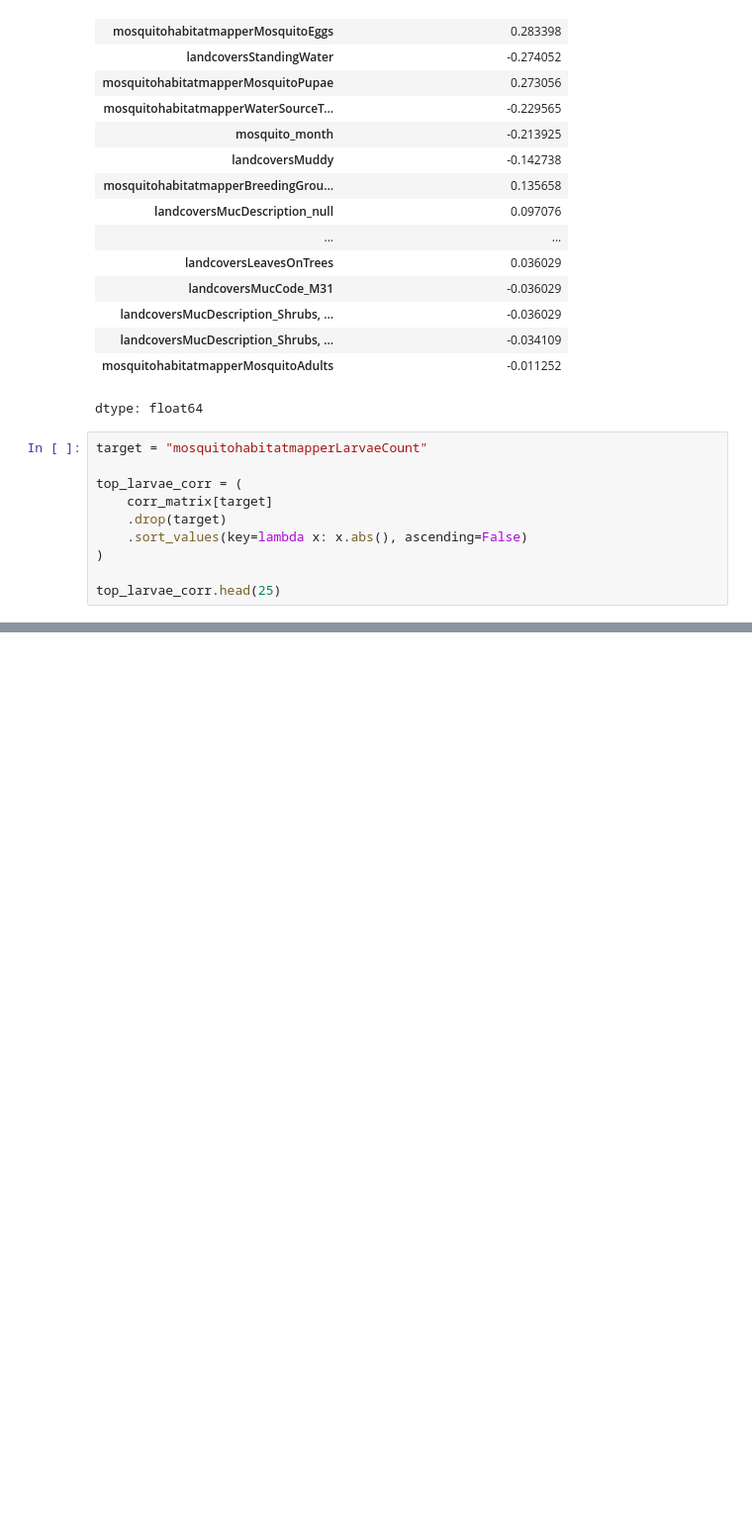
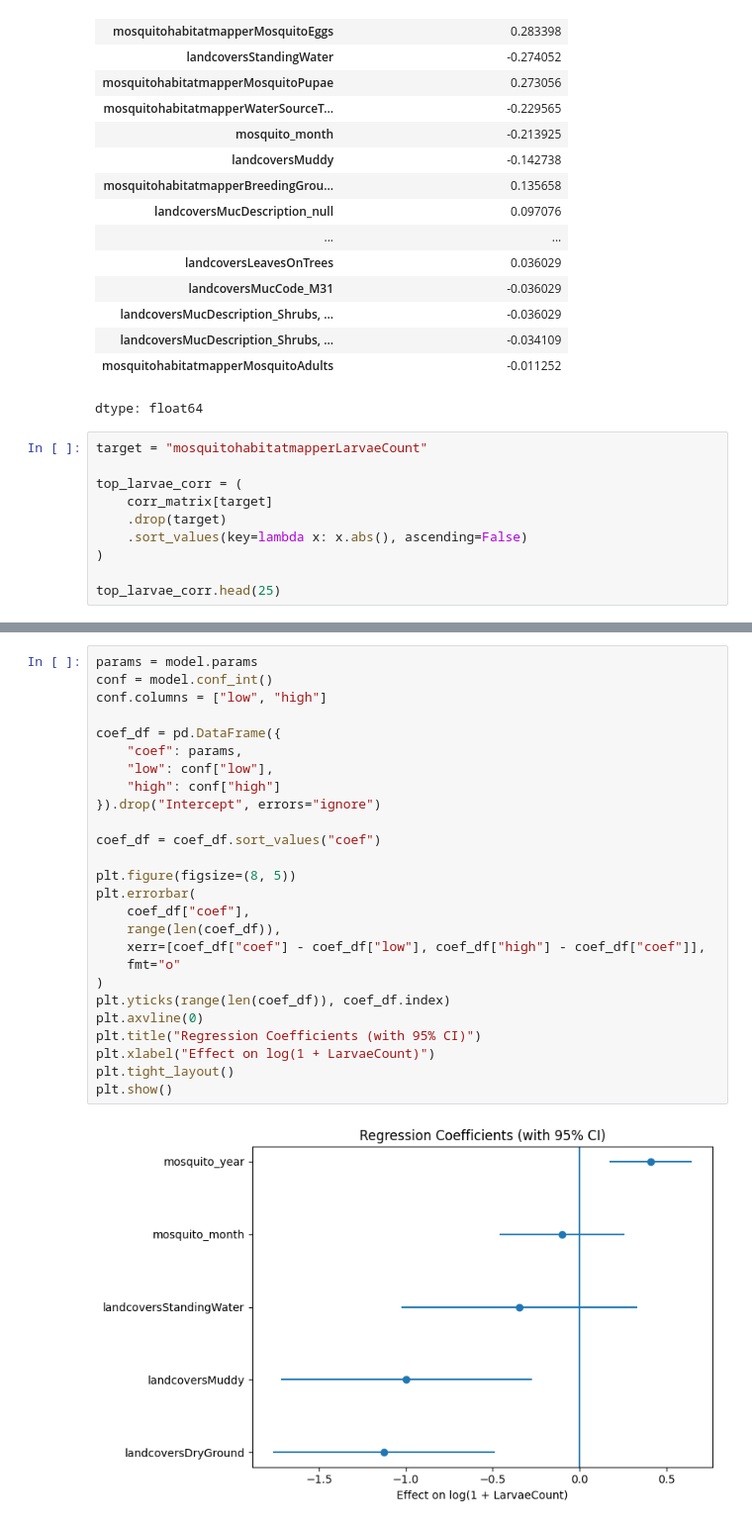
Before and after one commit to Satyabratadas/GeoEmerge_hackathon, a Jupyter notebook: analysis_Matthew.ipynb, the cells around one changed output, grey strips where cells are left out. Shown at 99% size. Saved outputs shown, nothing was run; the diff lists cells and outputs as text; blank space fills up the shorter version.

```diff
--- a/analysis_Matthew.ipynb
+++ b/analysis_Matthew.ipynb
@@ -327,0 +355,28 @@ top_larvae_corr.head(25)
+# %%
+params = model.params
+conf = model.conf_int()
+conf.columns = ["low", "high"]
+
+coef_df = pd.DataFrame({
+    "coef": params,
+    "low": conf["low"],
+    "high": conf["high"]
+}).drop("Intercept", errors="ignore")
+
+coef_df = coef_df.sort_values("coef")
+
+plt.figure(figsize=(8, 5))
+plt.errorbar(
+    coef_df["coef"],
+    range(len(coef_df)),
+    xerr=[coef_df["coef"] - coef_df["low"], coef_df["high"] - coef_df["coef"]],
+    fmt="o"
+)
+plt.yticks(range(len(coef_df)), coef_df.index)
+plt.axvline(0)
+plt.title("Regression Coefficients (with 95% CI)")
+plt.xlabel("Effect on log(1 + LarvaeCount)")
+plt.tight_layout()
+plt.show()
+# %% [output]
+[figure, added]
```
Also changed, not shown: parts of 4 cells of this notebook.
